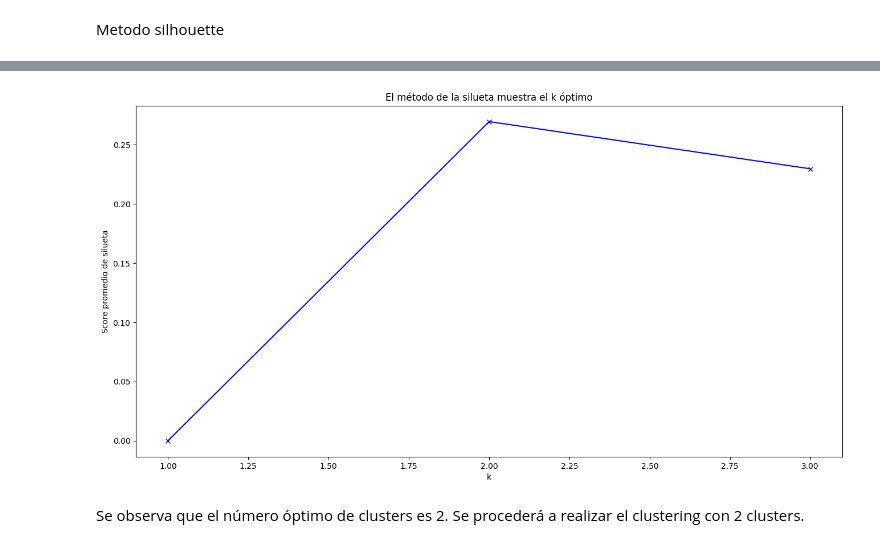
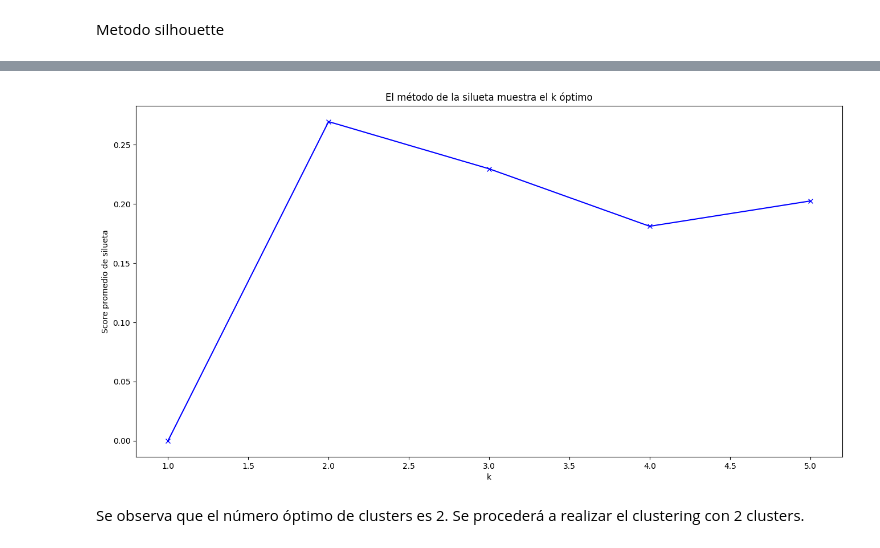
Before and after one commit to hdiazf/machine_learning_2, a Jupyter notebook: notebook/Entrega_ML2.ipynb, the cells around one changed output, grey strips where cells are left out. Drawn from its saved outputs; the diff is of its cells as text; code cells hidden in the pictures.

```diff
--- a/notebook/Entrega_ML2.ipynb
+++ b/notebook/Entrega_ML2.ipynb
@@ -348,12 +367,12 @@ Calculando para 2 clusters
 # %%
 plt.figure(figsize=(16,8))
-plt.plot(range(1,4), distortions, 'bx-')
+plt.plot(range(1,6), distortions, 'bx-')
 plt.xlabel('k')
 plt.ylabel('Score promedio de silueta')
 plt.title('El método de la silueta muestra el k óptimo')
 plt.show()
 # %% [output]
-[figure, old version]
+[figure, new version]
 # %% [markdown]
 Se observa que el número óptimo de clusters es 2.
 Se procederá a realizar el clustering con 2 clusters.
```
Also changed, not shown: parts of 2 cells of this notebook.
